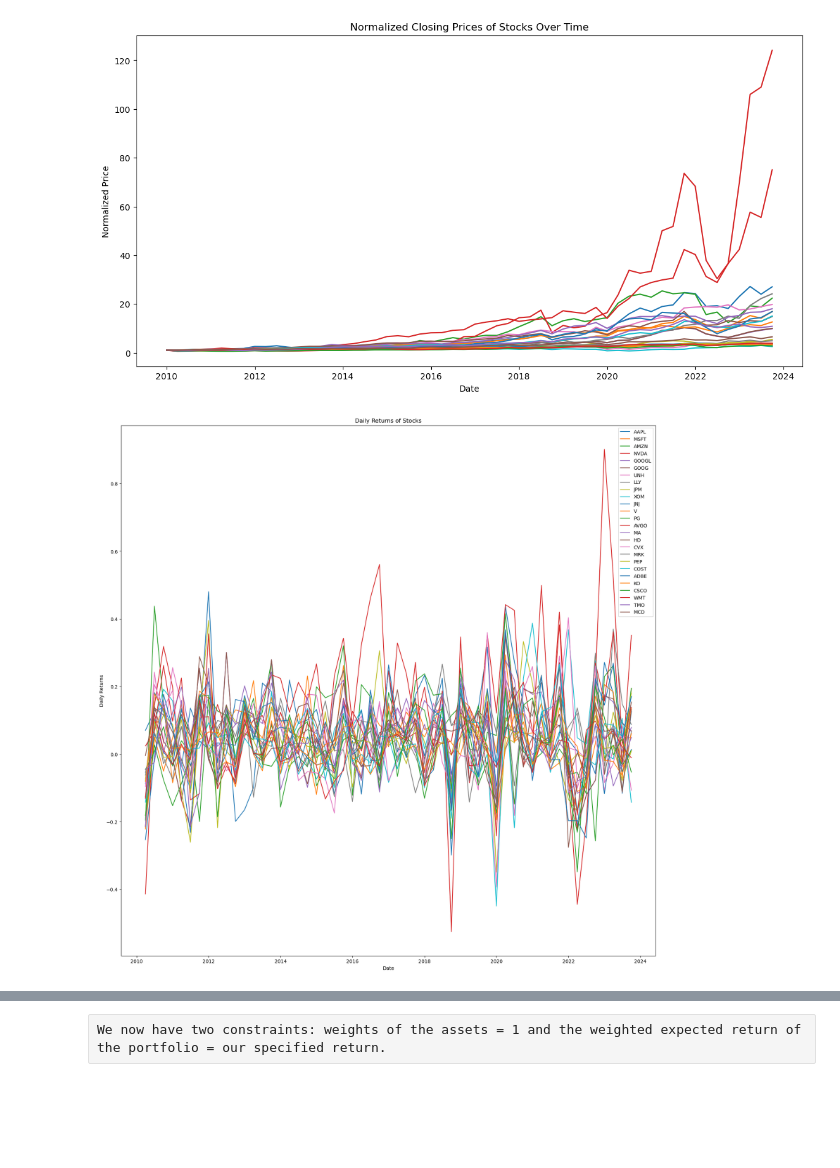
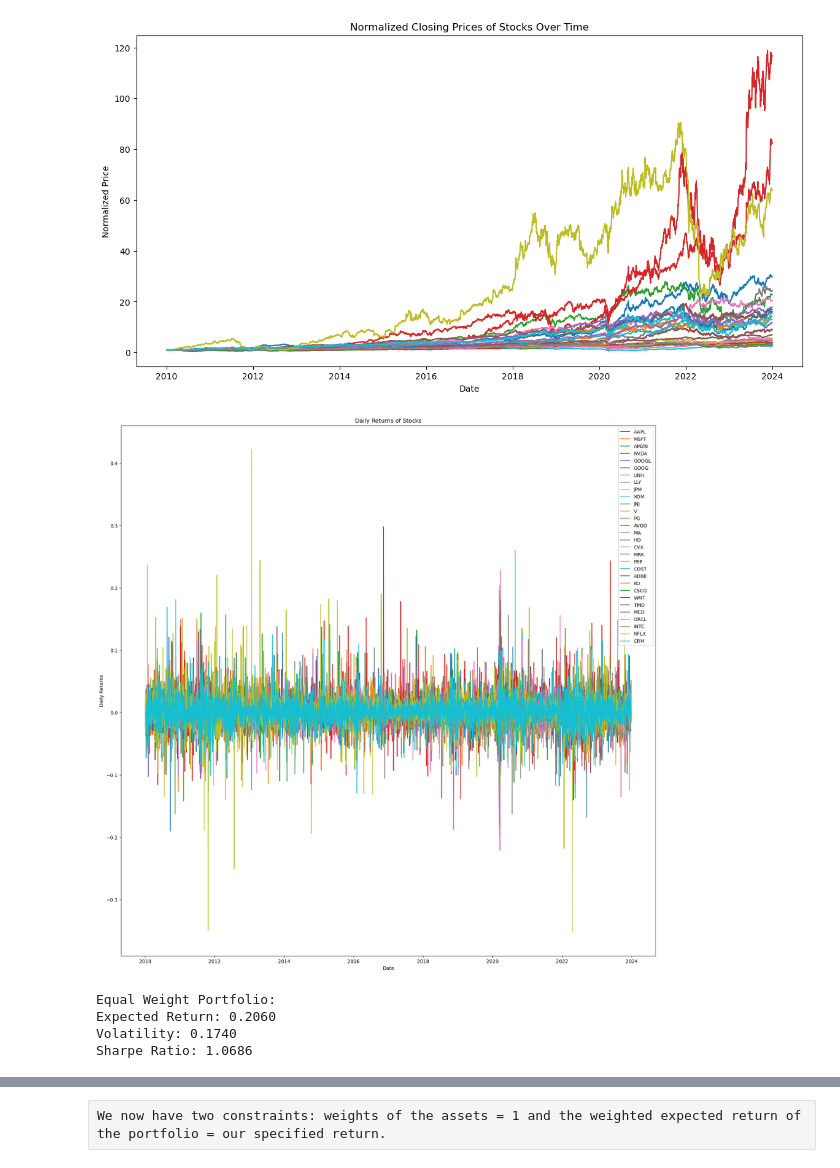
Before and after one commit to giancarlonan/Mean_Variance_Analysis, a Jupyter notebook: MPT.ipynb, the cells around one changed output, grey strips where cells are left out. Saved outputs shown, nothing was run; the diff lists cells and outputs as text; code cells hidden in the pictures; blank space fills up the shorter version.

```diff
--- a/MPT.ipynb
+++ b/MPT.ipynb
@@ -8,35 +9,36 @@ import matplotlib.pyplot as plt
 # %%
 # Creating the stock objects
 
 start_date = "2010-01-01"
 end_date = "2024-01-01"
 tickers_list = [
     "AAPL", "MSFT", "AMZN", "NVDA", "GOOGL", "GOOG", "UNH",
     "LLY", "JPM", "XOM", "JNJ", "V", "PG", "AVGO", "MA", "HD", "CVX",
-    "MRK", "PEP", "COST", "ADBE", "KO", "CSCO", "WMT", "TMO", "MCD"]
-
+    "MRK", "PEP", "COST", "ADBE", "KO", "CSCO", "WMT", "TMO", "MCD",
+    "ORCL", "INTC", "NFLX", "CRM"
+]
 
 # Adding it to a data frame
 close_data = pd.DataFrame()
 
 for ticker in tickers_list:
-    ticker_data = yf.Ticker(ticker).history(start=start_date, end=end_date, interval="3mo")['Close']
+    ticker_data = yf.Ticker(ticker).history(start=start_date, end=end_date, interval="1d")['Close']
     close_data[ticker] = ticker_data
 
 # Plot the normalised close data over the years
 
-normalised_data = close_data / close_data.iloc[0]
+normalised_data = close_data / close_data.iloc[0] # iloc is integer location -> just indexing with pandas
 
 plt.figure(figsize=(14, 7))
 for ticker in normalised_data.columns:
     plt.plot(normalised_data.index, normalised_data[ticker], label=ticker)
 
 plt.xlabel('Date')
 plt.ylabel('Normalized Price')
 plt.title('Normalized Closing Prices of Stocks Over Time')
 plt.show()
 # %% [output]
-[figure, old version]
+[figure, new version]
 # %%
 # Turn it into returns data and drop first term
 
@@ -55,5 +57,5 @@ plt.title('Daily Returns of Stocks')
 plt.legend()
 plt.show()
 # %% [output]
-[figure, old version]
+[figure, new version]
 # %%
@@ -65,3 +67,32 @@ cov_matrix = returns_data.cov().values
+# %%
+# Let's create a Baseline Portfolio to compare our results to
+
+# Number of assets
+num_assets = len(mean_returns)
+
+# Equal-weight portfolio
+equal_weights = np.ones(num_assets) / num_assets
+
+def portfolio_performance(weights, mean_returns, cov_matrix):
+    port_return = np.sum(mean_returns * weights)
+    port_std = np.sqrt(np.dot(weights.T, np.dot(cov_matrix, weights)))
+    return port_return, port_std
+
+# Baseline performance
+eq_return, eq_std = portfolio_performance(equal_weights, mean_returns, cov_matrix)
+risk_free_rate = 0.02  # example risk-free rate (2%)
+
+eq_sharpe = (eq_return - risk_free_rate) / eq_std
+
+print("Equal Weight Portfolio:")
+print(f"Expected Return: {eq_return:.4f}")
+print(f"Volatility: {eq_std:.4f}")
+print(f"Sharpe Ratio: {eq_sharpe:.4f}")
+# %% [output]
+Equal Weight Portfolio:
+Expected Return: 0.2060
+Volatility: 0.1740
+Sharpe Ratio: 1.0686
 # %%
 # From MPT, we know the formula for the minimum variance weights are given by:
 
```
Also changed, not shown: parts of 10 cells of this notebook, 1 other file.
